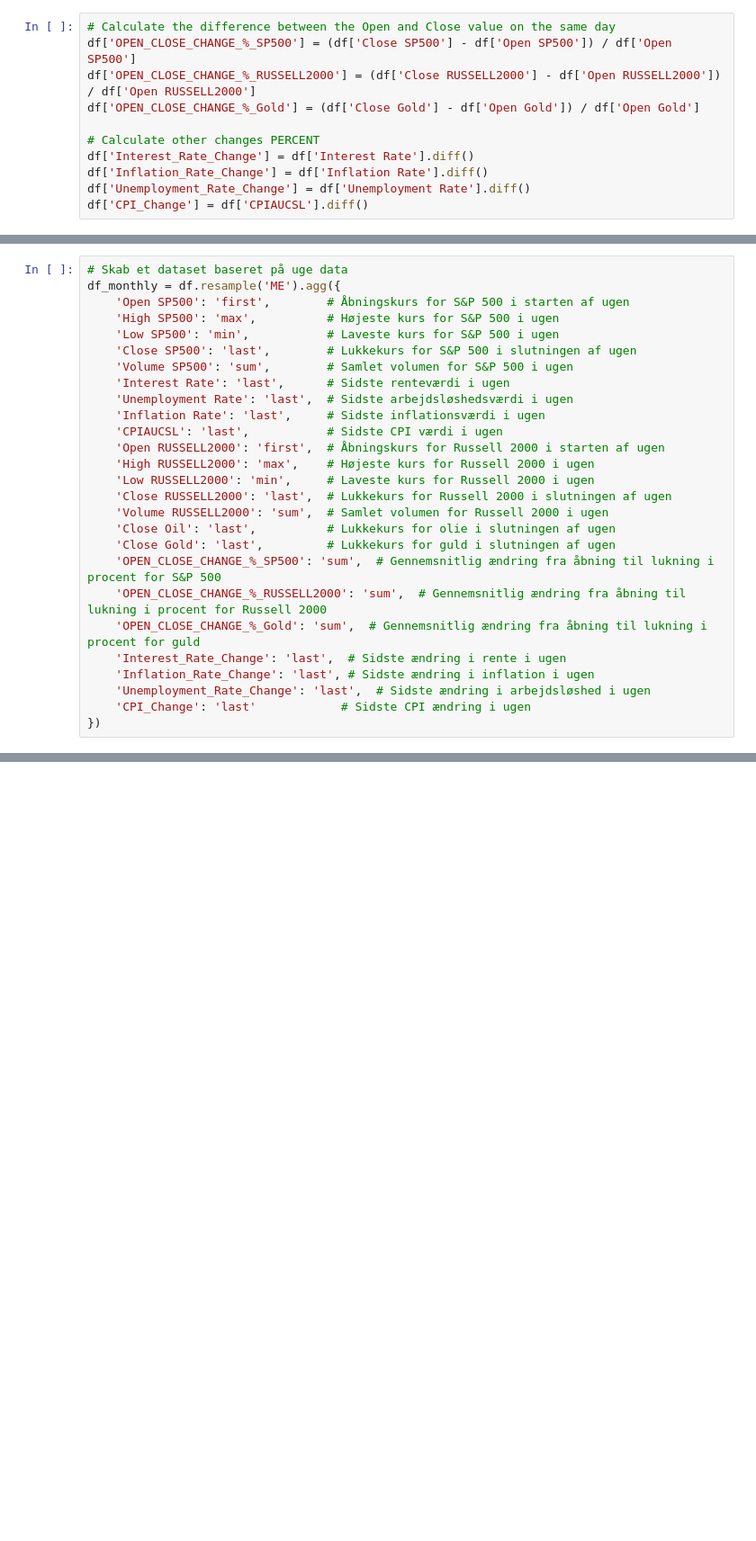
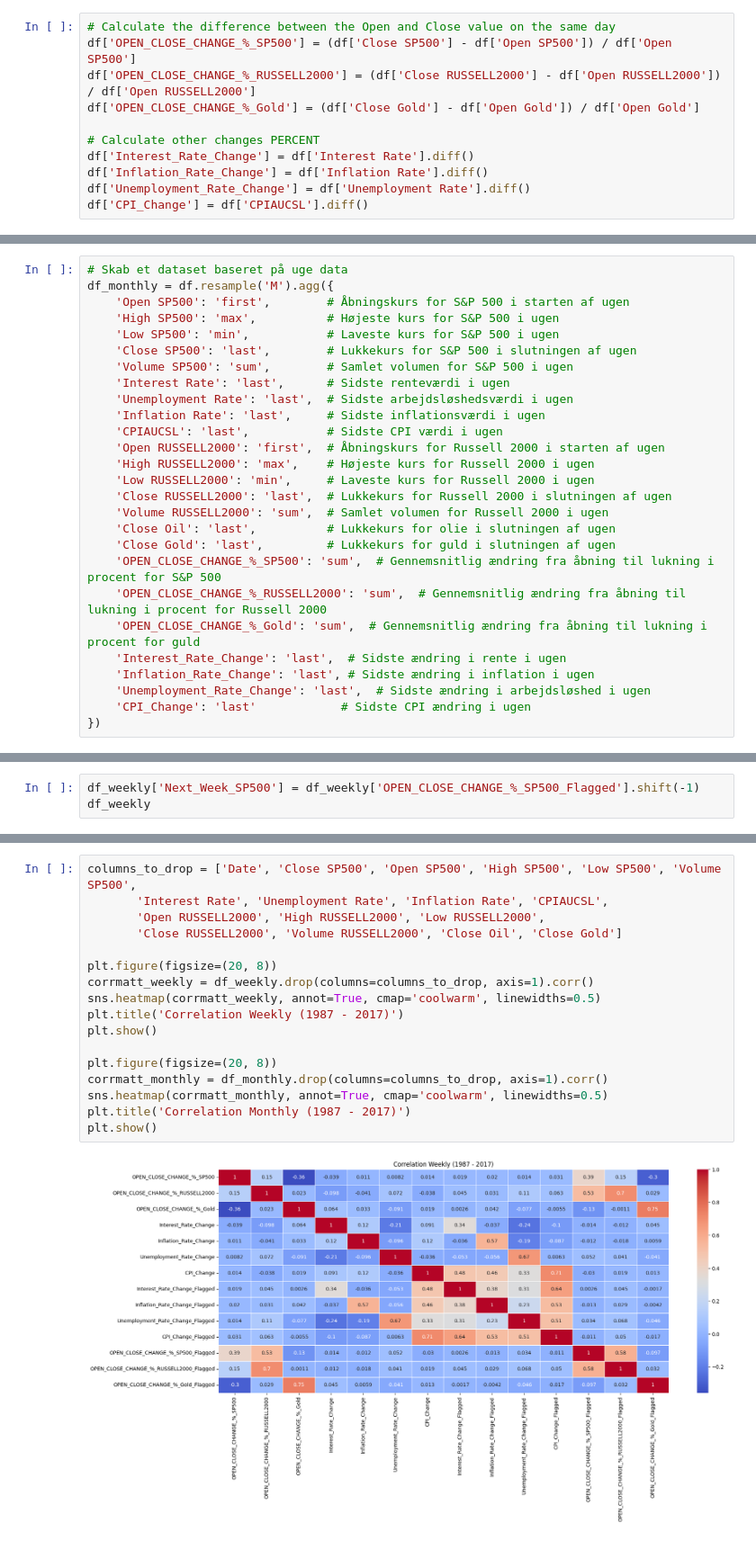
Before and after one commit to badranyoussef/bi-exam-project-stock, a Jupyter notebook: notebooks/resample_of_frequency.ipynb, the cells around one changed output, grey strips where cells are left out. Shown: that part at 90% size. Drawn from its saved outputs; the diff is of its cells as text; blank space fills up the shorter version.

```diff
--- a/notebooks/resample_of_frequency.ipynb
+++ b/notebooks/resample_of_frequency.ipynb
@@ -98,6 +106,6 @@ df_weekly
 # %%
 # Skab et dataset baseret på uge data
-df_monthly = df.resample('ME').agg({
+df_monthly = df.resample('M').agg({
     'Open SP500': 'first',        # Åbningskurs for S&P 500 i starten af ugen
     'High SP500': 'max',          # Højeste kurs for S&P 500 i ugen
     'Low SP500': 'min',           # Laveste kurs for S&P 500 i ugen
@@ -173,0 +164,3 @@ df_monthly
+# %%
+df_weekly['Next_Week_SP500'] = df_weekly['OPEN_CLOSE_CHANGE_%_SP500_Flagged'].shift(-1)
+df_weekly
@@ -173,0 +181,19 @@ df_monthly
+# %%
+columns_to_drop = ['Date', 'Close SP500', 'Open SP500', 'High SP500', 'Low SP500', 'Volume SP500',
+       'Interest Rate', 'Unemployment Rate', 'Inflation Rate', 'CPIAUCSL',
+       'Open RUSSELL2000', 'High RUSSELL2000', 'Low RUSSELL2000',
+       'Close RUSSELL2000', 'Volume RUSSELL2000', 'Close Oil', 'Close Gold']
+
+plt.figure(figsize=(20, 8))
+corrmatt_weekly = df_weekly.drop(columns=columns_to_drop, axis=1).corr()
+sns.heatmap(corrmatt_weekly, annot=True, cmap='coolwarm', linewidths=0.5)
+plt.title('Correlation Weekly (1987 - 2017)')
+plt.show()
+
+plt.figure(figsize=(20, 8))
+corrmatt_monthly = df_monthly.drop(columns=columns_to_drop, axis=1).corr()
+sns.heatmap(corrmatt_monthly, annot=True, cmap='coolwarm', linewidths=0.5)
+plt.title('Correlation Monthly (1987 - 2017)')
+plt.show()
+# %% [output]
+[figure, added]
```
Also changed, not shown: parts of 22 cells of this notebook.
